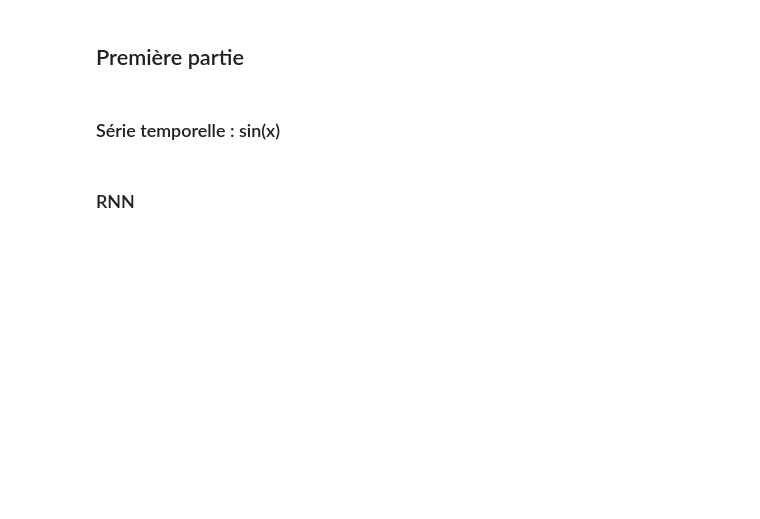
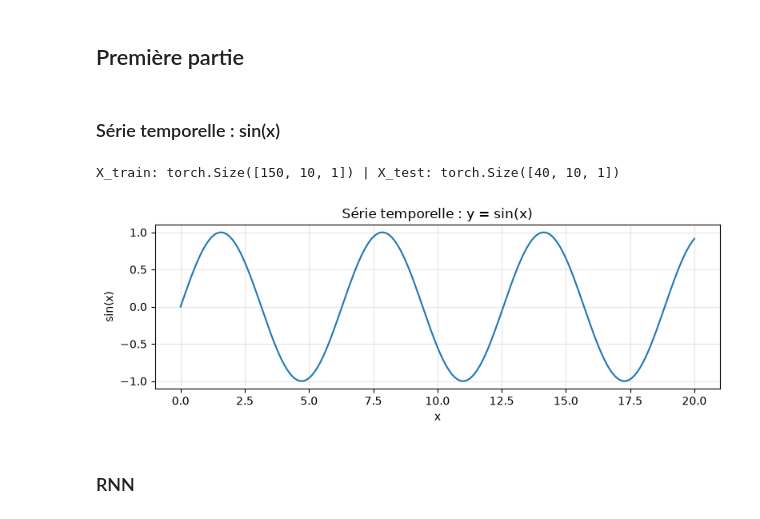
Before and after one commit to Seemo0/IAGEN-Activit-Pratique-N4-Transformer-Arch, a Jupyter notebook: notebooks/modeles_sequence_et_langage.ipynb, the cells around one changed output. Cells and saved outputs as stored; diff of their text form; code cells hidden in the pictures; blank space fills up the shorter version.

```diff
--- a/notebooks/modeles_sequence_et_langage.ipynb
+++ b/notebooks/modeles_sequence_et_langage.ipynb
@@ -28,5 +30,38 @@ print(f"PyTorch: {torch.__version__} | Device: {device}")
 ## Première partie
 # %% [markdown]
 ### Série temporelle : sin(x)
+# %%
+import torch.nn as nn
+
+# Générer 200 valeurs de sin(x) entre 0 et 20
+periode = torch.linspace(0, 20, 200)
+serie = torch.sin(periode)
+
+# Découper en séquences de 10 valeurs -> prédire la 11ème
+longueur_sequence = 10
+X = torch.stack([serie[i : i + longueur_sequence] for i in range(len(serie) - longueur_sequence)])
+y = torch.stack([serie[i + longueur_sequence] for i in range(len(serie) - longueur_sequence)])
+
+# Format attendu par PyTorch : (batch, longueur, features)
+X = X.unsqueeze(-1)  # (190, 10, 1)
+y = y.unsqueeze(-1)  # (190, 1)
+
+# Découpage chronologique : 150 pour l'entraînement, 40 pour le test
+X_train, y_train = X[:150].to(device), y[:150].to(device)
+X_test, y_test = X[150:].to(device), y[150:].to(device)
+
+print("X_train:", X_train.shape, "| X_test:", X_test.shape)
+
+plt.figure(figsize=(8, 3))
+plt.plot(periode, serie)
+plt.title("Série temporelle : y = sin(x)")
+plt.xlabel("x")
+plt.ylabel("sin(x)")
+plt.grid(True, alpha=0.3)
+plt.tight_layout()
+plt.show()
+# %% [output]
+X_train: torch.Size([150, 10, 1]) | X_test: torch.Size([40, 10, 1])
+[figure, added]
 # %% [markdown]
 ### RNN
```
Also changed, not shown: parts of 2 cells of this notebook, 1 other file.
